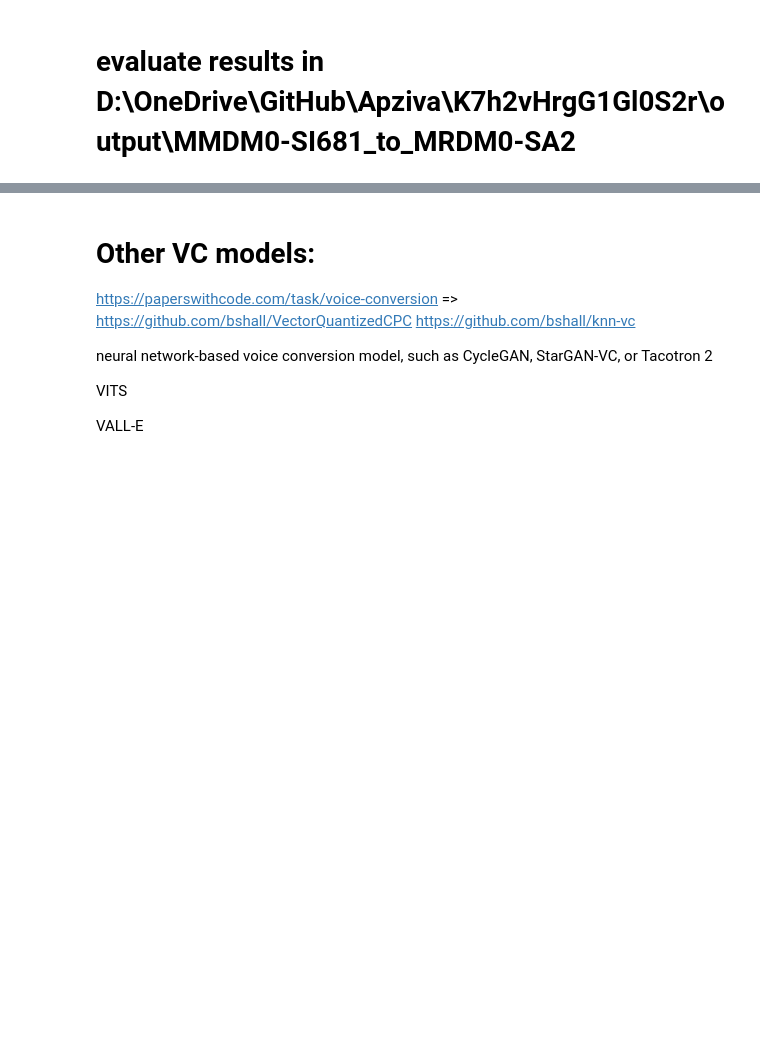
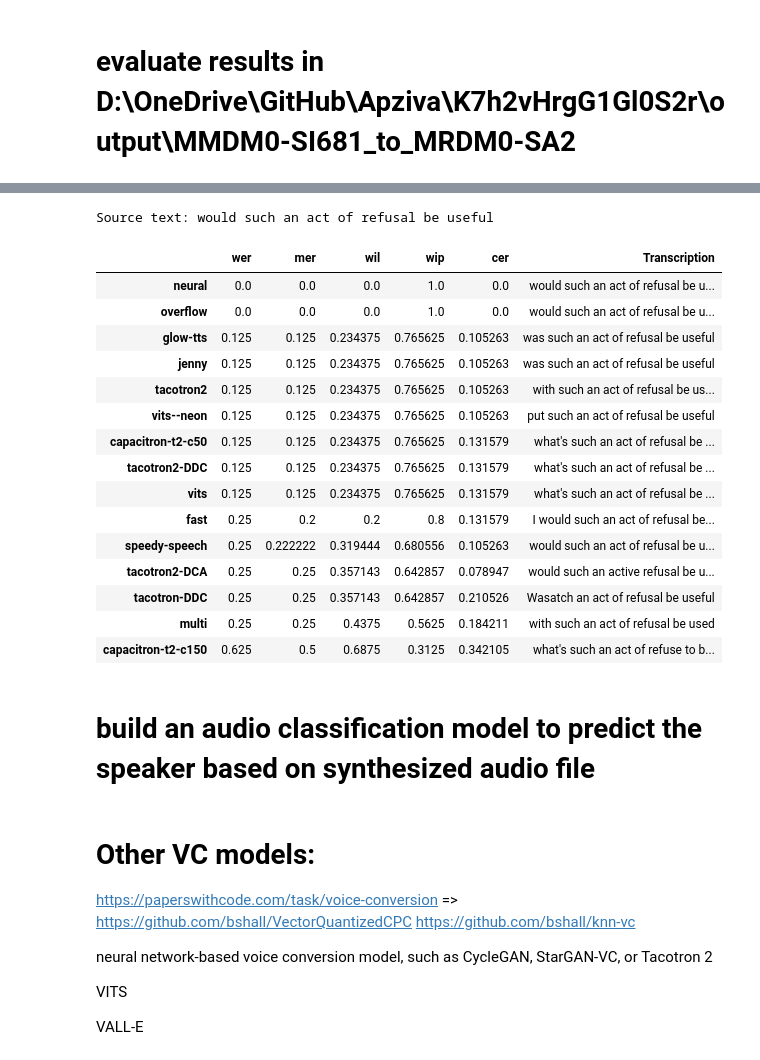
Before and after one commit to henryhyunwookim/Voice-Cloning-and-Fake-Audio-Detection, a Jupyter notebook: VoiceCloningAndFakeAudioDetection.ipynb, the cells around one changed output, grey strips where cells are left out. Cells and saved outputs as stored; diff of their text form; code cells hidden in the pictures; blank space fills up the shorter version.

```diff
--- a/VoiceCloningAndFakeAudioDetection.ipynb
+++ b/VoiceCloningAndFakeAudioDetection.ipynb
@@ -116,11 +114,16 @@ source_audio_file = source_audio_subpath.split('/')[3]
 source_file_id = source_audio_file.split('.')[0]
 source_audio_path = timit_dir / 'data' / source_audio_subpath
 
+import string
 source_text_subpath = train_csv[(train_csv['speaker_id']==source_speaker_id) &
           (train_csv['filename']==source_file_id+'.TXT')]['path_from_data_dir'][0]
+source_text_file = source_text_subpath.split('/')[3]
 source_text_path = timit_dir / 'data' / source_text_subpath
 with open(source_text_path) as txt:
-    source_text = ' '.join(txt.read().split()[2:])
+    raw_source_text = txt.read().split()[2:]
+source_text = ' '.join(raw_source_text) # Remove whitespace
+source_text = source_text.translate(str.maketrans('', '', string.punctuation)) # Remove punctuation
+source_text = source_text.lower() # Convert to lowercase
 print(f'Source path: {source_audio_path}')
 
 target_audio_subpath = train_audio_path[-1]
@@ -170,15 +174,19 @@ WindowsPath('d:/OneDrive/GitHub/Apziva/K7h2vHrgG1Gl0S2r/output/MMDM0-SI681_to_MR
 # %%
+# TTS with on the fly voice conversion
 en_models = [model for model in TTS.list_models() if '/en/' in model]
-# TTS with on the fly voice conversion
 for model in en_models:
     try:
-        en_tts = TTS(model)
         model_name = model.split('/')[-1]
-        en_tts.tts_with_vc_to_file(
-            source_text,
-            speaker_wav=str(target_audio_path),
-            file_path=output_folder / f'{model_name}_{output_filename}'
-        )
+        output_file_path = output_folder / f'{model_name}_{output_filename}'
+        if os.path.exists(output_file_path):
+            print(f'{output_file_path} already exists.')
+        else:
+            en_tts = TTS(model)
+            en_tts.tts_with_vc_to_file(
+                source_text,
+                speaker_wav=str(target_audio_path),
+                file_path=output_file_path
+            )
     except Exception  as e:
         print(e)
         print(f'Failed to load {model_name}.')
@@ -205,3 +276,36 @@ Loaded the voice encoder model on cpu in 0.02 seconds.
+# %%
+print(f'Source text: {source_text}')
+eval_df = pd.DataFrame(eval_dict).T
+eval_df.sort_values(list(eval_df.columns)[:-1], ascending=[True, True, True, False, True])
+
+# The following measures are implemented:
+# 1. Word Error Rate (WER), which is where this library got its name from. This
+#   has long been (and arguably still is) the de facto standard for computing
+#   ASR performance. - the lower the better (i.e. more accurate)
+# 2. Match Error Rate (MER) - the lower the better (i.e. more accurate)
+# 3. Word Information Lost (WIL) - the lower the better (i.e. more accurate)
+# 4. Word Information Preserved (WIP) - the larget the better
+# 5. Character Error Rate (CER) - the lower the better (i.e. more accurate)
+# %% [output]
+Source text: would such an act of refusal be useful
+|  | wer | mer | wil | wip | cer | Transcription |
+| neural | 0.0 | 0.0 | 0.0 | 1.0 | 0.0 | would such an act of refusal be u... |
+| overflow | 0.0 | 0.0 | 0.0 | 1.0 | 0.0 | would such an act of refusal be u... |
+| glow-tts | 0.125 | 0.125 | 0.234375 | 0.765625 | 0.105263 | was such an act of refusal be useful |
+| jenny | 0.125 | 0.125 | 0.234375 | 0.765625 | 0.105263 | was such an act of refusal be useful |
+| tacotron2 | 0.125 | 0.125 | 0.234375 | 0.765625 | 0.105263 | with such an act of refusal be us... |
+| vits--neon | 0.125 | 0.125 | 0.234375 | 0.765625 | 0.105263 | put such an act of refusal be useful |
+| capacitron-t2-c50 | 0.125 | 0.125 | 0.234375 | 0.765625 | 0.131579 | what's such an act of refusal be ... |
+| tacotron2-DDC | 0.125 | 0.125 | 0.234375 | 0.765625 | 0.131579 | what's such an act of refusal be ... |
+| vits | 0.125 | 0.125 | 0.234375 | 0.765625 | 0.131579 | what's such an act of refusal be ... |
+| fast | 0.25 | 0.2 | 0.2 | 0.8 | 0.131579 | I would such an act of refusal be... |
+| speedy-speech | 0.25 | 0.222222 | 0.319444 | 0.680556 | 0.105263 | would such an act of refusal be u... |
+| tacotron2-DCA | 0.25 | 0.25 | 0.357143 | 0.642857 | 0.078947 | would such an active refusal be u... |
+| tacotron-DDC | 0.25 | 0.25 | 0.357143 | 0.642857 | 0.210526 | Wasatch an act of refusal be useful |
+| multi | 0.25 | 0.25 | 0.4375 | 0.5625 | 0.184211 | with such an act of refusal be used |
+| capacitron-t2-c150 | 0.625 | 0.5 | 0.6875 | 0.3125 | 0.342105 | what's such an act of refuse to b... |
+# %% [markdown]
+# build an audio classification model to predict the speaker based on synthesized audio file
 # %% [markdown]
 # Other VC models:
 
```
Also changed, not shown: parts of 8 cells of this notebook.
